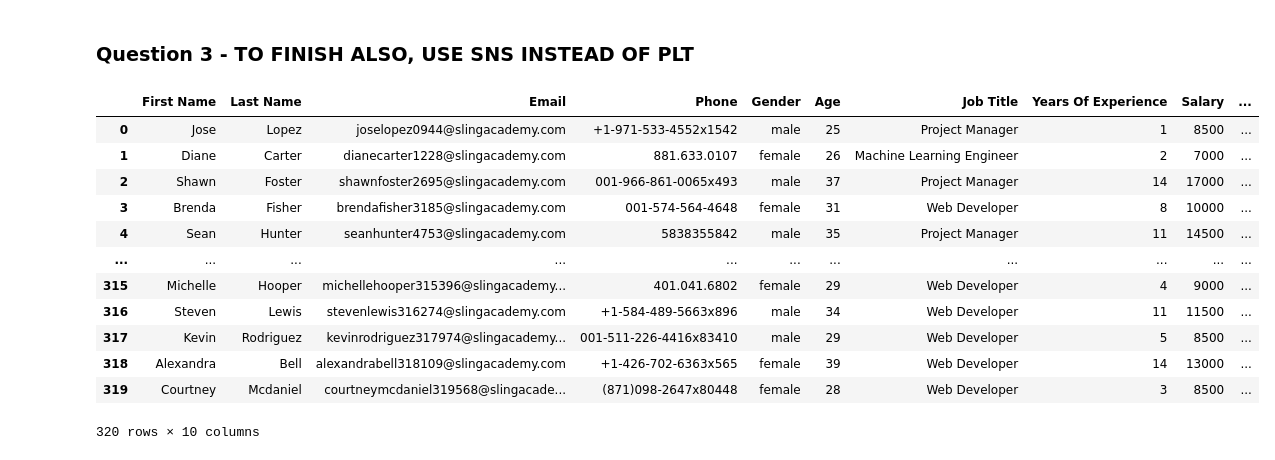
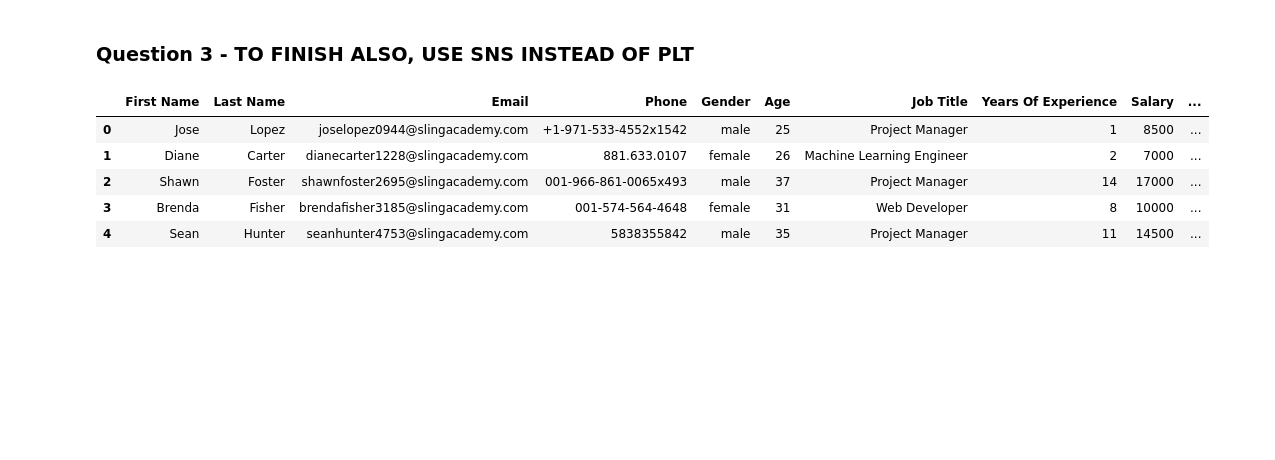
Before and after one commit to alexandrecogordan/data-visualisation, a Jupyter notebook: TD2/alexandre-cogordan.ipynb, the cells around one changed output. Cells and saved outputs as stored; diff of their text form; code cells hidden in the pictures; blank space fills up the shorter version.

```diff
--- a/TD2/alexandre-cogordan.ipynb
+++ b/TD2/alexandre-cogordan.ipynb
@@ -178,18 +204,11 @@ dtype: int64
 # %% [markdown]
 ### Question 3 - TO FINISH ALSO, USE SNS INSTEAD OF PLT
 # %%
-employee_df
+employee_df.head()
 # %% [output]
 |  | First Name | Last Name | Email | Phone | Gender | Age | Job Title | Years Of Experience | Salary | ... |
 | 0 | Jose | Lopez | joselopez0944@slingacademy.com | +1-971-533-4552x1542 | male | 25 | Project Manager | 1 | 8500 | ... |
 | 1 | Diane | Carter | dianecarter1228@slingacademy.com | 881.633.0107 | female | 26 | Machine Learning Engineer | 2 | 7000 | ... |
 | 2 | Shawn | Foster | shawnfoster2695@slingacademy.com | 001-966-861-0065x493 | male | 37 | Project Manager | 14 | 17000 | ... |
 | 3 | Brenda | Fisher | brendafisher3185@slingacademy.com | 001-574-564-4648 | female | 31 | Web Developer | 8 | 10000 | ... |
 | 4 | Sean | Hunter | seanhunter4753@slingacademy.com | 5838355842 | male | 35 | Project Manager | 11 | 14500 | ... |
-| ... | ... | ... | ... | ... | ... | ... | ... | ... | ... | ... |
-| 315 | Michelle | Hooper | michellehooper315396@slingacademy... | 401.041.6802 | female | 29 | Web Developer | 4 | 9000 | ... |
-| 316 | Steven | Lewis | stevenlewis316274@slingacademy.com | +1-584-489-5663x896 | male | 34 | Web Developer | 11 | 11500 | ... |
-| 317 | Kevin | Rodriguez | kevinrodriguez317974@slingacademy... | 001-511-226-4416x83410 | male | 29 | Web Developer | 5 | 8500 | ... |
-| 318 | Alexandra | Bell | alexandrabell318109@slingacademy.com | +1-426-702-6363x565 | female | 39 | Web Developer | 14 | 13000 | ... |
-| 319 | Courtney | Mcdaniel | courtneymcdaniel319568@slingacade... | (871)098-2647x80448 | female | 28 | Web Developer | 3 | 8500 | ... |
-320 rows × 10 columns
```
Also changed, not shown: parts of 15 cells of this notebook.
